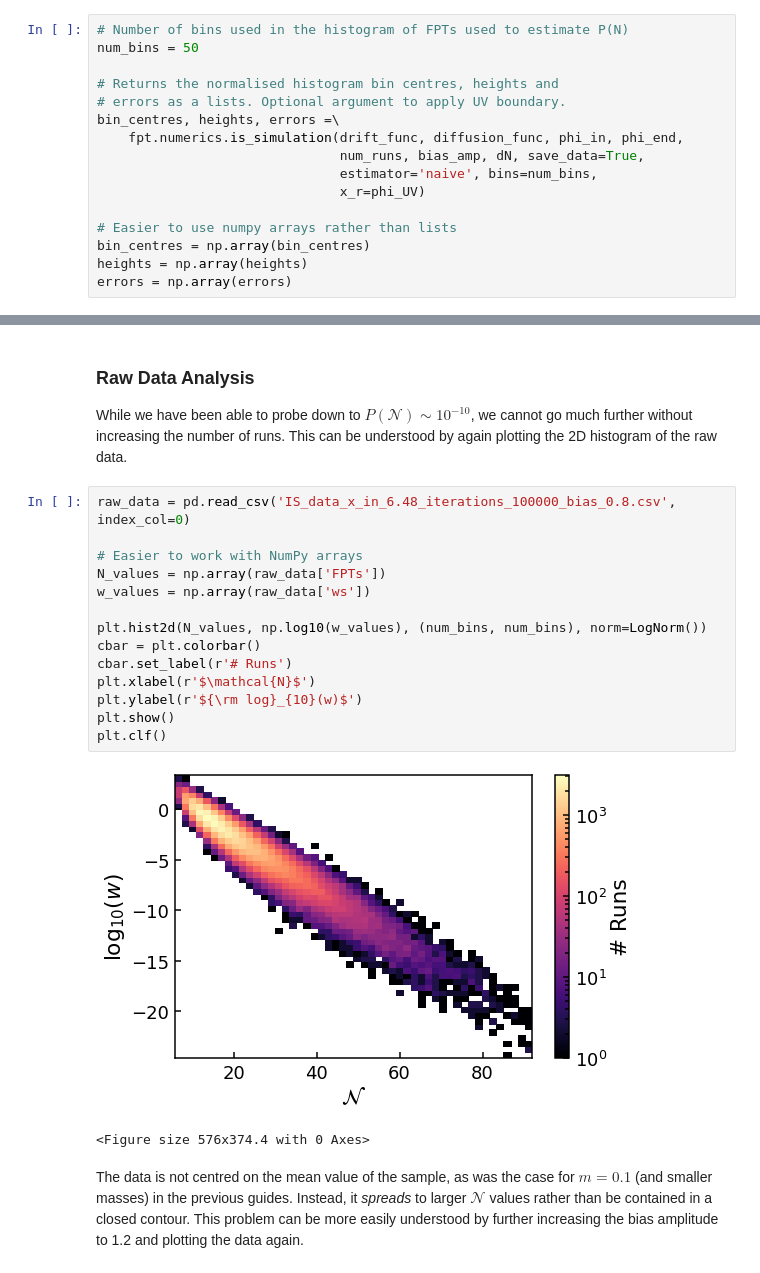
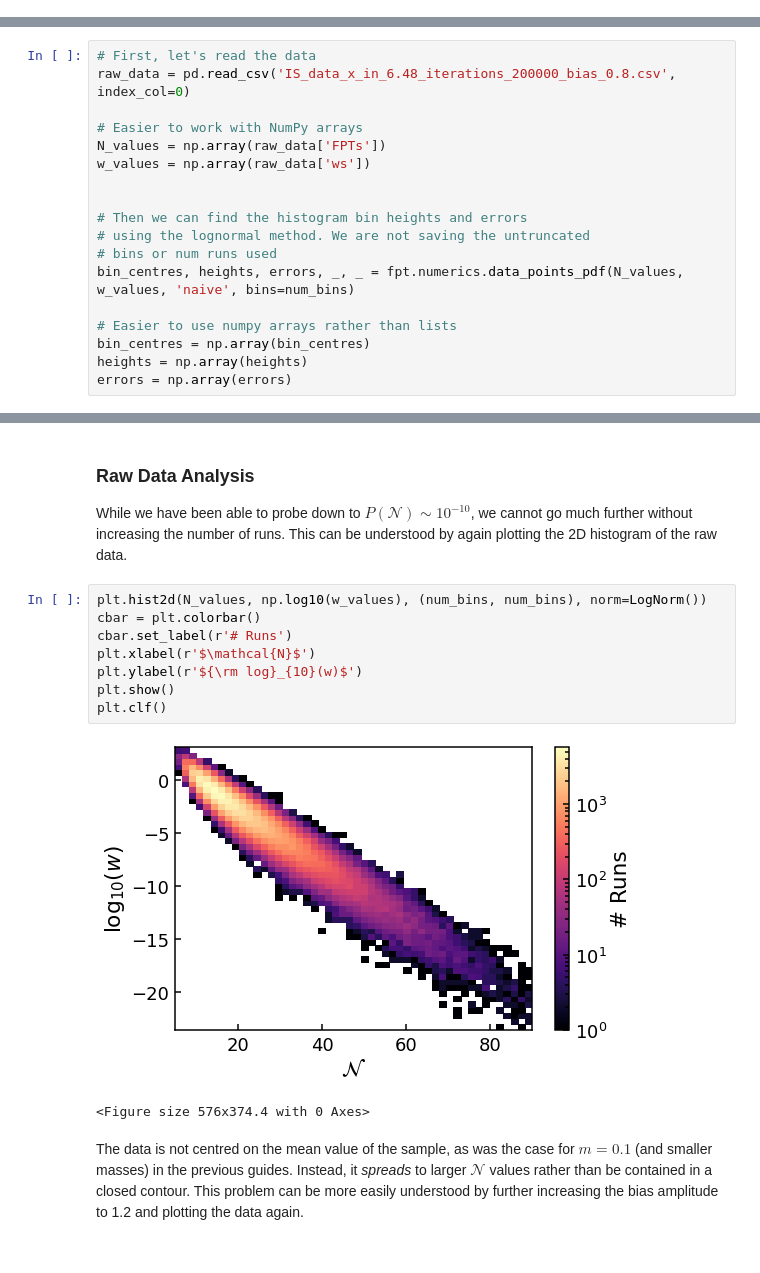
Before and after one commit to Jacks0nJ/PyFPT, a Jupyter notebook: docs/source/Diffusion Domination.ipynb, the cells around one changed output, grey strips where cells are left out. Drawn from its saved outputs; the diff is of its cells as text.

```diff
--- a/docs/source/Diffusion Domination.ipynb
+++ b/docs/source/Diffusion Domination.ipynb
@@ -108,16 +104,0 @@ Let's run the same simulation again, but using the na&#239;ve method this time.
-# %%
-# Number of bins used in the histogram of FPTs used to estimate P(N)
-num_bins = 50
-
-# Returns the normalised histogram bin centres, heights and
-# errors as a lists. Optional argument to apply UV boundary.
-bin_centres, heights, errors =\
-    fpt.numerics.is_simulation(drift_func, diffusion_func, phi_in, phi_end,
-                               num_runs, bias_amp, dN, save_data=True,
-                               estimator='naive', bins=num_bins,
-                               x_r=phi_UV)
-
-# Easier to use numpy arrays rather than lists
-bin_centres = np.array(bin_centres)
-heights = np.array(heights)
-errors = np.array(errors)
@@ -128,3 +111,21 @@ Saved data to file IS_data_x_in_6.48_iterations_100000_bias_0.8.csv
+# %%
+# First, let's read the data
+raw_data = pd.read_csv('IS_data_x_in_6.48_iterations_200000_bias_0.8.csv', index_col=0)
+
+# Easier to work with NumPy arrays
+N_values = np.array(raw_data['FPTs'])
+w_values = np.array(raw_data['ws'])
+
+
+# Then we can find the histogram bin heights and errors
+# using the lognormal method. We are not saving the untruncated
+# bins or num runs used
+bin_centres, heights, errors, _, _ = fpt.numerics.data_points_pdf(N_values, w_values, 'naive', bins=num_bins)
+
+# Easier to use numpy arrays rather than lists
+bin_centres = np.array(bin_centres)
+heights = np.array(heights)
+errors = np.array(errors)
 # %% [markdown]
 Again, we have saved the raw results for data analysis.
 
@@ -148,21 +149,15 @@ Unfortunately, analytical comparisons require techniques beyond PyFPT. But one c
 
 While we have been able to probe down to $P(\mathcal{N})\sim 10^{-10}$, we cannot go much further without increasing the number of runs. This can be understood by again plotting the 2D histogram of the raw data.
 # %%
-raw_data = pd.read_csv('IS_data_x_in_6.48_iterations_100000_bias_0.8.csv', index_col=0)
-
-# Easier to work with NumPy arrays
-N_values = np.array(raw_data['FPTs'])
-w_values = np.array(raw_data['ws'])
-
 plt.hist2d(N_values, np.log10(w_values), (num_bins, num_bins), norm=LogNorm())
 cbar = plt.colorbar()
 cbar.set_label(r'# Runs')
 plt.xlabel(r'$\mathcal{N}$')
 plt.ylabel(r'${\rm log}_{10}(w)$')
 plt.show()
 plt.clf()
 # %% [output]
-[figure, old version]
+[figure, new version]
 <Figure size 576x374.4 with 0 Axes>
 # %% [markdown]
 The data is not centred on the mean value of the sample, as was the case for $m=0.1$ (and smaller masses) in the previous guides. Instead, it *spreads* to larger $\mathcal{N}$ values rather than be contained in a closed contour. This problem can be more easily understood by further increasing the bias amplitude to 1.2 and plotting the data again.
```
Also changed, not shown: parts of 17 cells of this notebook, 47 other files.
